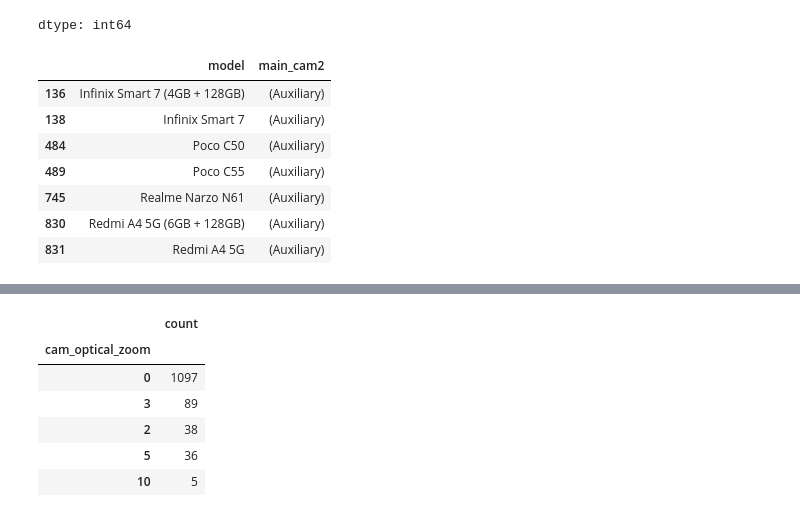
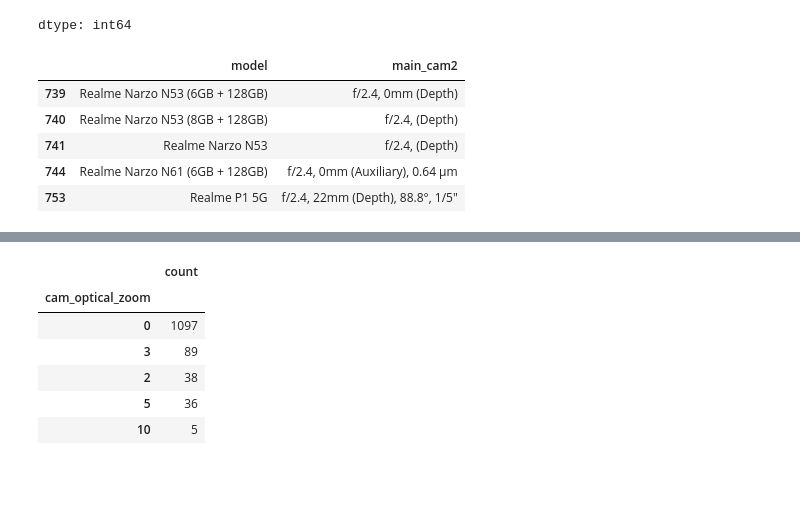
Before and after one commit to rajeshxdatascience/smartphone-recommender-system, a Jupyter notebook: SpecLens_AI_Data_Engineering.ipynb, the cells around one changed output, grey strips where cells are left out. Saved outputs shown, nothing was run; the diff lists cells and outputs as text; code cells hidden in the pictures; blank space fills up the shorter version.

```diff
--- a/SpecLens_AI_Data_Engineering.ipynb
+++ b/SpecLens_AI_Data_Engineering.ipynb
@@ -9,7 +9,7 @@ pd.set_option('display.max_columns',None)
 pd.set_option('display.width',None)
 pd.set_option('display.max_colwidth',None)
 # %%
-df = pd.read_csv('/content/12_jan_smartphones_coloumns_for_ml.csv')
+df = pd.read_csv('/content/23_jan_smartphones_columns_for_ml.csv')
 # %%
 df.head()
 # %% [output]
@@ -3363,14 +3351,12 @@ df['cam_secondary_mp'].value_counts(dropna=False)
 | 200 | 1 |
 dtype: int64
 # %%
-df[df['cam_secondary_mp'] == '(Auxiliary)'][['model','main_cam2']]
+df[df['cam_secondary_mp'] == 'f/2.4'][['model','main_cam2']]
 # %% [output]
 |  | model | main_cam2 |
-| 136 | Infinix Smart 7 (4GB + 128GB) | (Auxiliary) |
-| 138 | Infinix Smart 7 | (Auxiliary) |
-| 484 | Poco C50 | (Auxiliary) |
-| 489 | Poco C55 | (Auxiliary) |
-| 745 | Realme Narzo N61 | (Auxiliary) |
-| 830 | Redmi A4 5G (6GB + 128GB) | (Auxiliary) |
-| 831 | Redmi A4 5G | (Auxiliary) |
+| 739 | Realme Narzo N53 (6GB + 128GB) | f/2.4, 0mm (Depth) |
+| 740 | Realme Narzo N53 (8GB + 128GB) | f/2.4, (Depth) |
+| 741 | Realme Narzo N53 | f/2.4, (Depth) |
+| 744 | Realme Narzo N61 (6GB + 128GB) | f/2.4, 0mm (Auxiliary), 0.64 µm |
+| 753 | Realme P1 5G | f/2.4, 22mm (Depth), 88.8°, 1/5" |
 # %%
```
Also changed, not shown: parts of 90 cells of this notebook.
